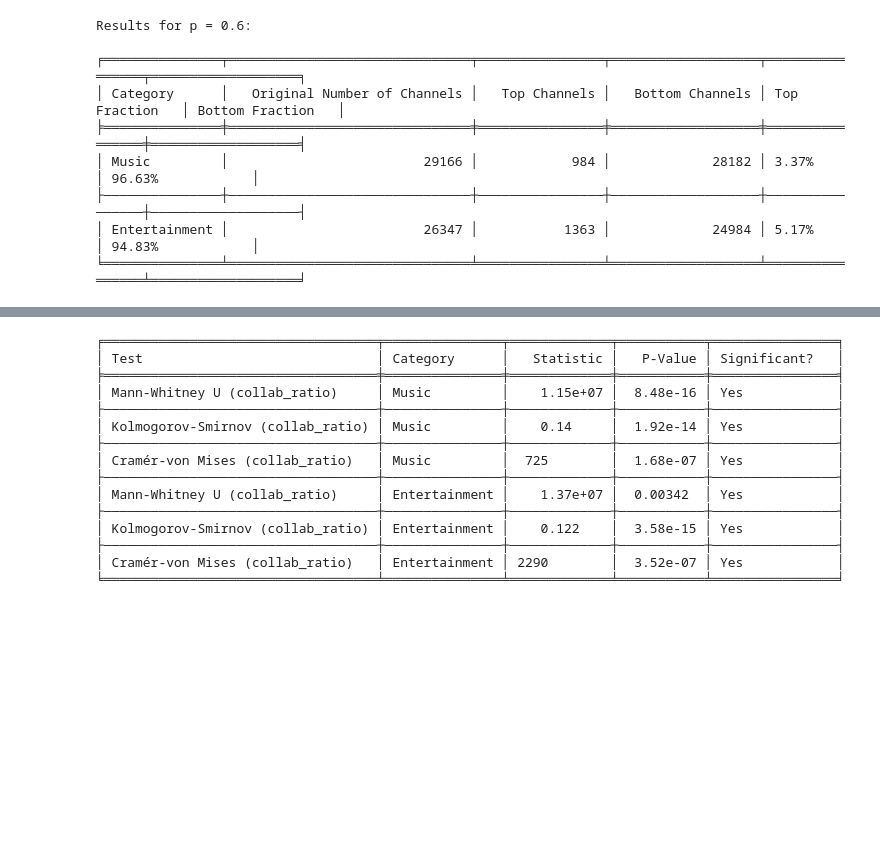
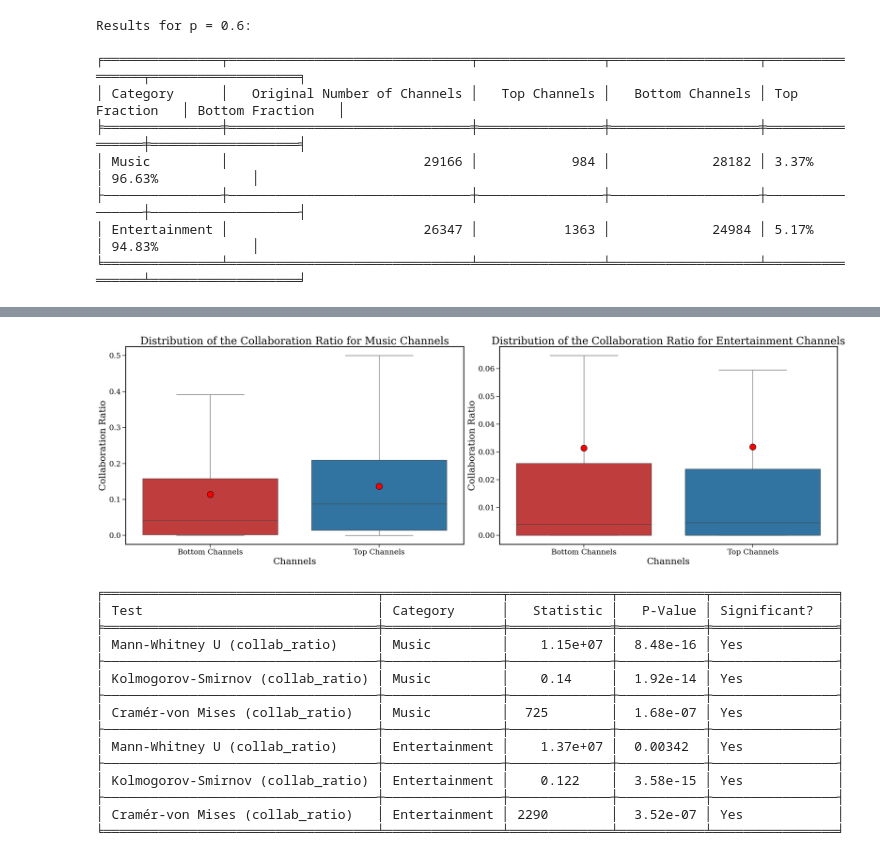
Before and after one commit to epfl-ada/ada-2024-project-tropicaltoucansinsight, a Jupyter notebook: Collaborations_Results.ipynb, the cells around one changed output, grey strips where cells are left out. Saved outputs shown, nothing was run; the diff lists cells and outputs as text; code cells hidden in the pictures; blank space fills up the shorter version.

```diff
--- a/Collaborations_Results.ipynb
+++ b/Collaborations_Results.ipynb
@@ -410,3 +585,16 @@ collab_utils.compare_collab_ratio_top_p_channels(top_p_music_channels, bottom_p_
+# %%
+collab_utils.compare_collab_ratio_top_p_channels(
+    top_p_music_channels=top_p_music_channels,
+    bottom_p_music_channels=bottom_p_music_channels,
+    top_p_entertainment_channels=top_p_entertainment_channels,
+    bottom_p_entertainment_channels=bottom_p_entertainment_channels,
+    p=p,
+    save=True,
+    kind="boxplot",
+    sharey=False
+)
+# %% [output]
+[figure, added]
 # %%
 collab_utils.test_distribution_top_vs_bottom(top_data=[top_p_music_channels, top_p_entertainment_channels],
                                              bottom_data=[bottom_p_music_channels, bottom_p_entertainment_channels],
```
Also changed, not shown: parts of 27 cells of this notebook.
